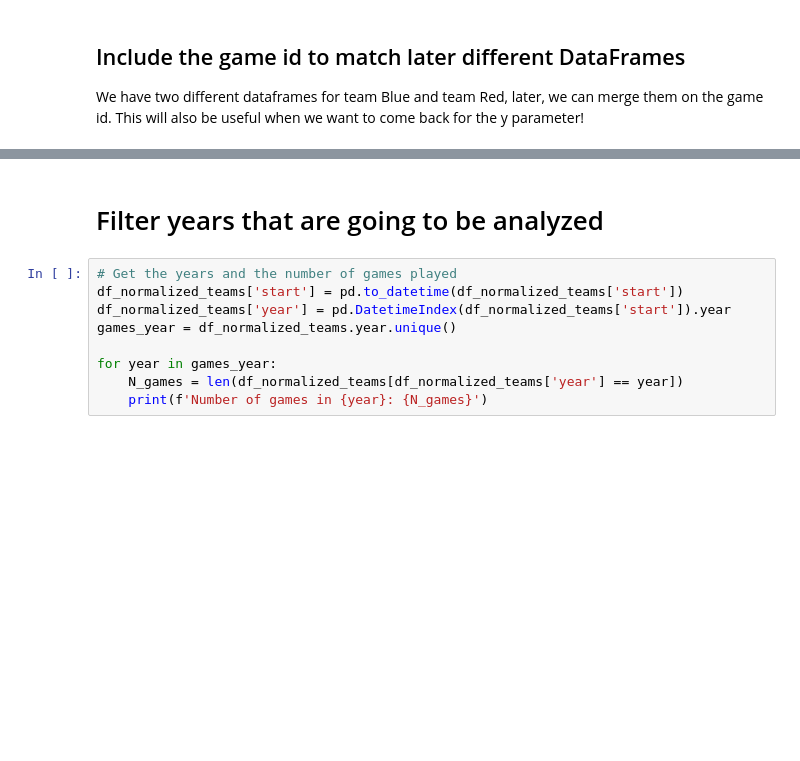
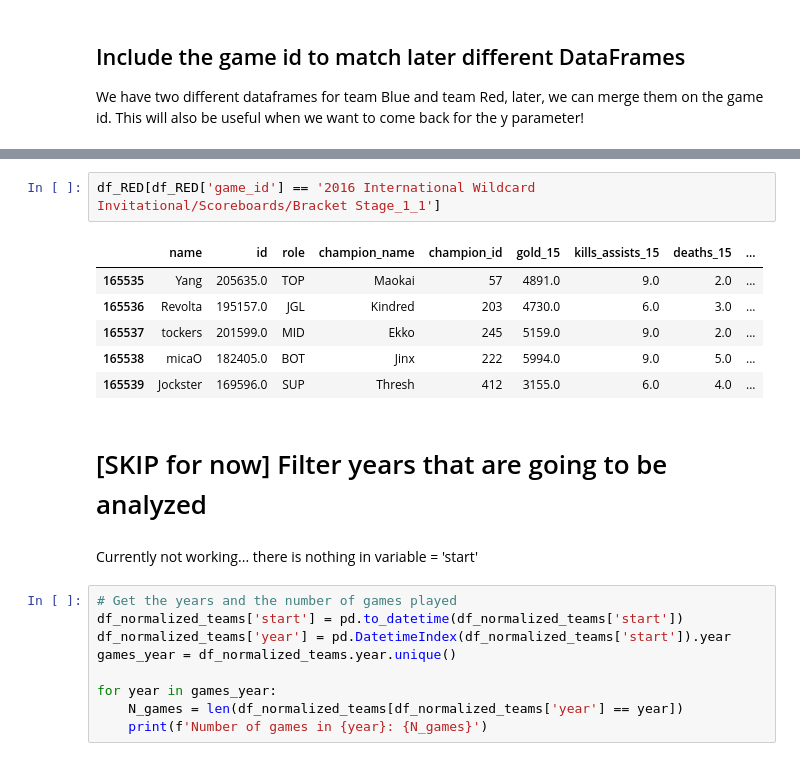
Before and after one commit to stephanyvargas/LoL_winner_predictor, a Jupyter notebook: notebooks/simple_model_Stephy.ipynb, the cells around one changed output, grey strips where cells are left out. Cells and saved outputs as stored; diff of their text form; blank space fills up the shorter version.

```diff
--- a/notebooks/simple_model_Stephy.ipynb
+++ b/notebooks/simple_model_Stephy.ipynb
@@ -114,5 +128,16 @@ df_BLUE['game_id'] = index_teams
+# %%
+df_RED[df_RED['game_id'] == '2016 International Wildcard Invitational/Scoreboards/Bracket Stage_1_1']
+# %% [output]
+|  | name | id | role | champion_name | champion_id | gold_15 | kills_assists_15 | deaths_15 | ... |
+| 165535 | Yang | 205635.0 | TOP | Maokai | 57 | 4891.0 | 9.0 | 2.0 | ... |
+| 165536 | Revolta | 195157.0 | JGL | Kindred | 203 | 4730.0 | 6.0 | 3.0 | ... |
+| 165537 | tockers | 201599.0 | MID | Ekko | 245 | 5159.0 | 9.0 | 2.0 | ... |
+| 165538 | micaO | 182405.0 | BOT | Jinx | 222 | 5994.0 | 9.0 | 5.0 | ... |
+| 165539 | Jockster | 169596.0 | SUP | Thresh | 412 | 3155.0 | 6.0 | 4.0 | ... |
 # %% [markdown]
-# Filter years that are going to be analyzed
+# [SKIP for now] Filter years that are going to be analyzed
+# %% [markdown]
+Currently not working... there is nothing in variable = 'start'
 # %%
 # Get the years and the number of games played
 df_normalized_teams['start'] = pd.to_datetime(df_normalized_teams['start'])
```
Also changed, not shown: parts of 45 cells of this notebook.
